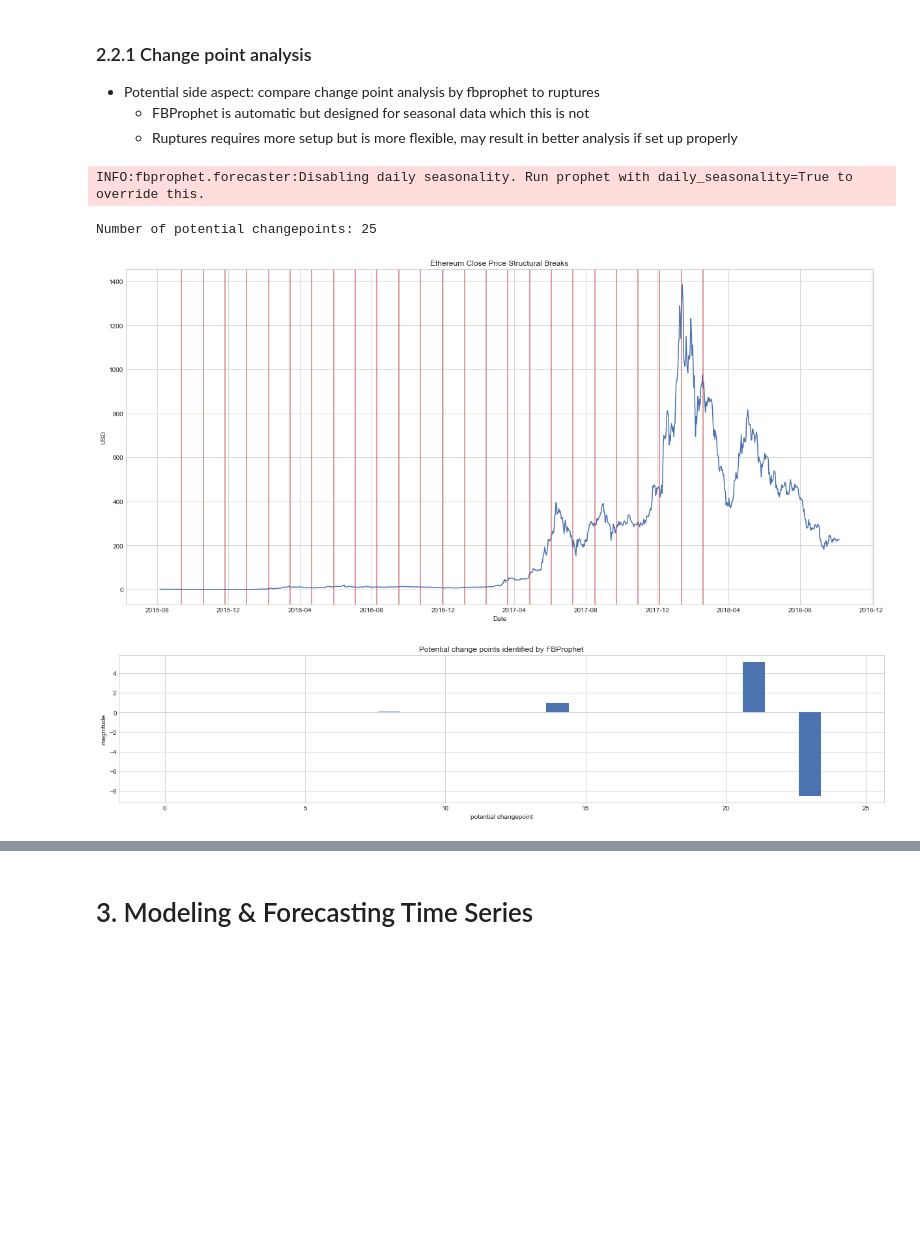
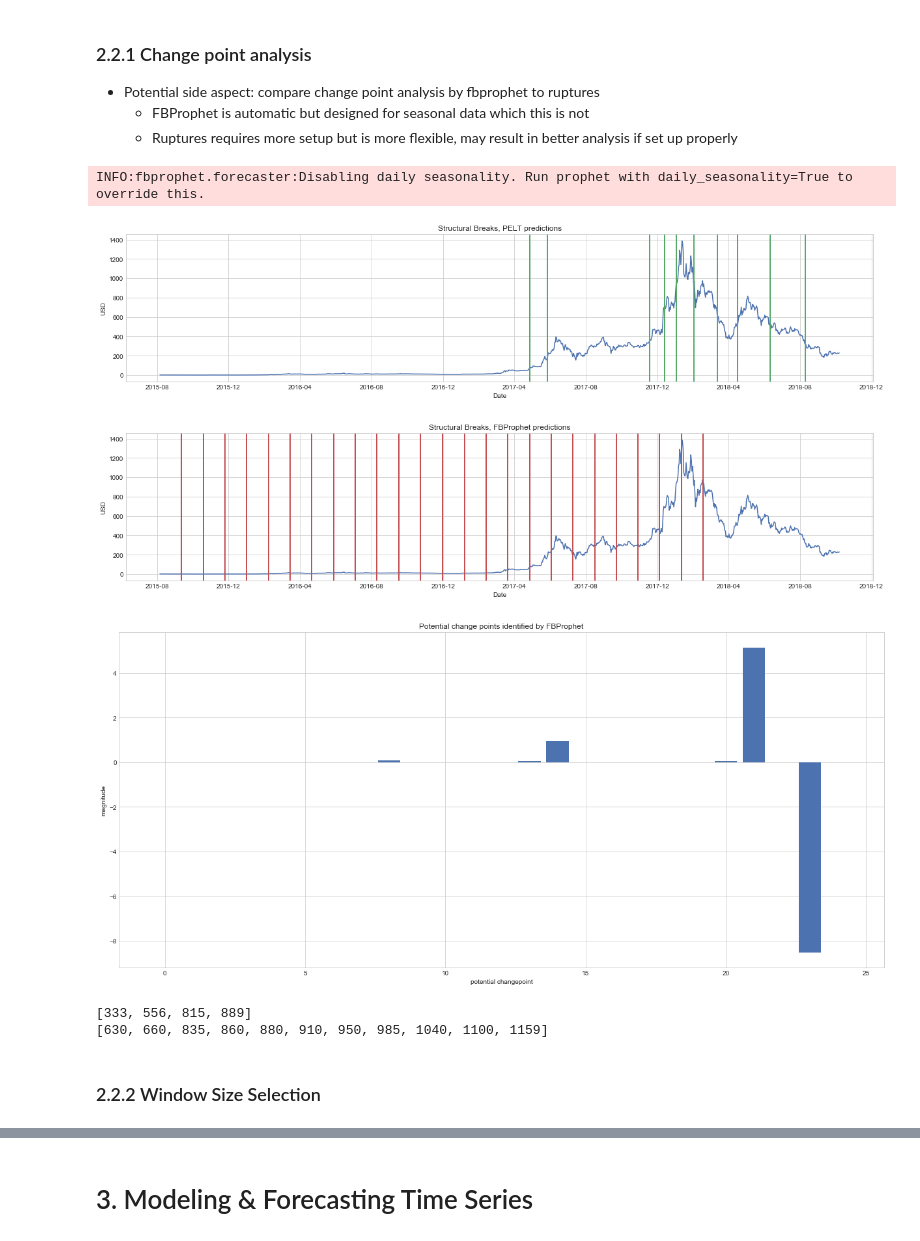
Before and after one commit to brianmcguckin/thinkful_final_capstone, a Jupyter notebook: Ethereum Time Series Analysis.ipynb, the cells around one changed output, grey strips where cells are left out. Cells and saved outputs as stored; diff of their text form; code cells hidden in the pictures; blank space fills up the shorter version.

Commit message:
update breakpoints, exog

```diff
--- a/Ethereum Time Series Analysis.ipynb
+++ b/Ethereum Time Series Analysis.ipynb
@@ -324,68 +312,87 @@ critical vals {'1%': -3.4361245824564977, '5%': -2.8640898339013243, '10%': -2.5
     - FBProphet is automatic but designed for seasonal data which this is not
     - Ruptures requires more setup but is more flexible, may result in better analysis if set up properly
 # %%
+# estimate changepoints with ruptures
+cpts_ruptures = rpt.Pelt(model='rbf').fit_predict(ts, pen=5)
+
+# do the same with fbprophet
 ts_prophet = ts.copy().reset_index()
 ts_prophet.columns = (['ds', 'y'])
 
 m = Prophet().fit(ts_prophet)
+#print(m.changepoints.index)
 
 # populate df with changepoints
 cpts_df = pd.DataFrame(
     {'index_locator':m.changepoints.index,
-     'cpts':m.changepoints.values,
+     'cpts_prophet':m.changepoints.values,
      'delta':m.params['delta'].mean(0)})
 
-print('Number of potential changepoints: {}'.format(len(cpts_df)))
+#print('Number of potential changepoints: {}'.format(len(cpts_df)))
 
-# plot prophet's findings
-fig, ax = plt.subplots(figsize=figsize1)
-ax.set_title('Ethereum Close Price Structural Breaks')
-ax.plot(
+# plot findings
+plt.figure(figsize=figsize2)
+plt.title('Structural Breaks, PELT predictions')
+plt.plot(
+    ts.index.values,
+    ts.eth_close,
+    color=colors[0]
+)
+for pt in cpts_ruptures[:-1]:
+    plt.axvline(
+        x=ts.index.values[pt],
+        color=colors[1],
+        linewidth=2,
+    )
+plt.ylabel('USD')
+plt.xlabel('Date')
+plt.tight_layout()
+plt.show()
+
+plt.figure(figsize=figsize2)
+plt.title("Structural Breaks, FBProphet predictions")
+plt.plot(
     ts.index.values,
     ts.eth_close,
     color=colors[0]
 )
 for pt in list(cpts_df.index_locator):
     plt.axvline(
         x=ts.index.values[pt],
         color=colors[2],
-        alpha=.75
+        linewidth=2,
     )
-ax.set_ylabel('USD')
-ax.set_xlabel('Date')
+plt.ylabel('USD')
+plt.xlabel('Date')
 plt.tight_layout()
 plt.show()
 
 # plot magnitudes
 ### FIX THIS CHART X-AXIS ###
 ### MAKE X LINE UP WITH ABOVE CHART ###
-fig, ax = plt.subplots(figsize=figsize2)
+fig, ax = plt.subplots(figsize=figsize1)
 ax.bar(range(len(cpts_df.delta)), cpts_df.delta)
 ax.set_ylabel('magnitude')
 ax.set_xlabel('potential changepoint')
 plt.title('Potential change points identified by FBProphet')
 plt.tight_layout()
 plt.show()
 # %% [output]
 INFO:fbprophet.forecaster:Disabling daily seasonality. Run prophet with daily_seasonality=True to override this.
-Number of potential changepoints: 25
-[figure, old version]
+[figure, new version]
-[figure, old version]
+[figure, new version]
+[figure, added]
 # %%
 # extract significant potential changepoints
-points = []
+cpts_prophet = []
 for i, row in cpts_df.iterrows():
-    if cpts_df.delta[i] >= 0.5:
-        points.append(row.index_locator)
-    elif cpts_df.delta[i] <= -0.5:
-        points.append(row.index_locator)
+    if cpts_df.delta[i] >= 0.05:
+        cpts_prophet.append(row.index_locator)
+    elif cpts_df.delta[i] <= -0.05:
+        cpts_prophet.append(row.index_locator)
 
-# create dummies for breaks
-for i, point in enumerate(points):
-    ts['break_{}'.format(i+1)] = 0
-
-    if point != points[-1]:
-        ts['break_{}'.format(i+1)][point:points[i+1]] = 1
-
-    elif point == points[-1]:
-        ts['break_{}'.format(i+1)][point:] = 1
+print(cpts_prophet)
+print(cpts_ruptures)
+# %% [output]
+[333, 556, 815, 889]
+[630, 660, 835, 860, 880, 910, 950, 985, 1040, 1100, 1159]
@@ -391,0 +401,2 @@ for i, point in enumerate(points):
+# %% [markdown]
+### 2.2.2 Window Size Selection
```
Also changed, not shown: parts of 46 cells of this notebook.
